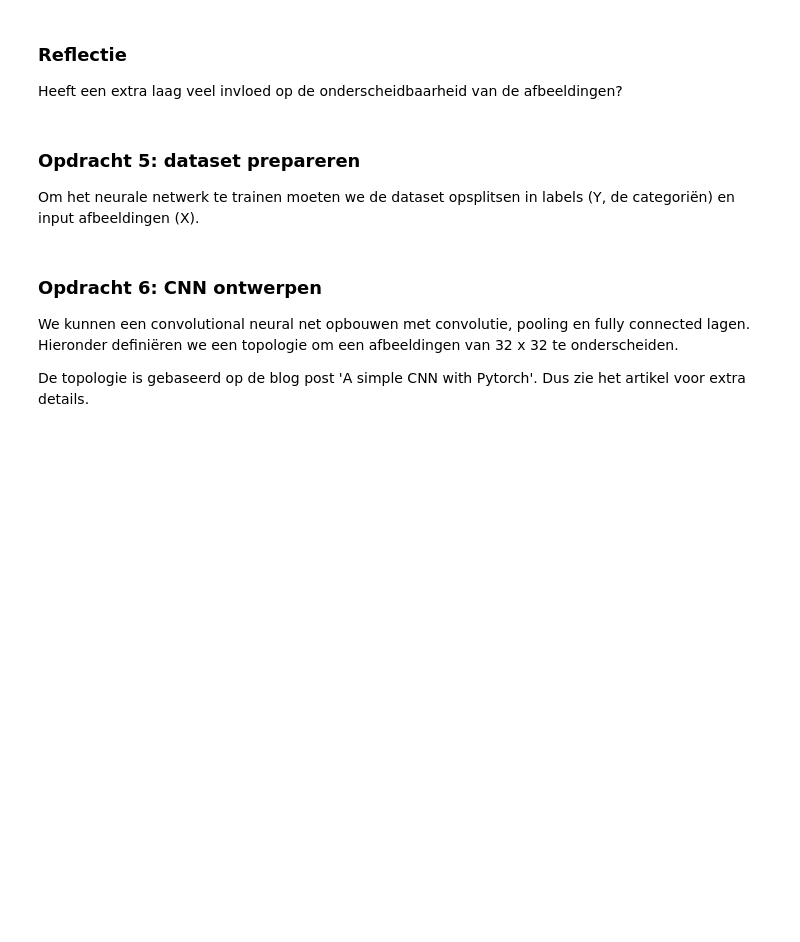
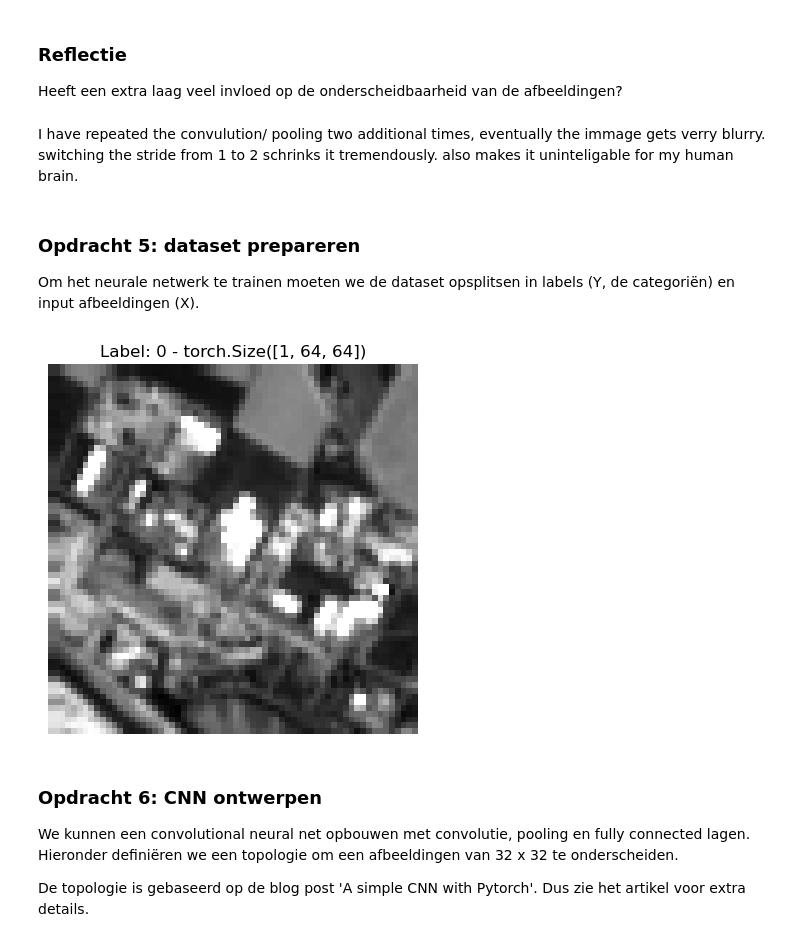
Before and after one commit to ArachDyrr/Make_AI_Work_3, a Jupyter notebook: practica/01. Beeldherkenning/Practicum/image_procssing/pytorch/convolution-neural-net-practicum2.ipynb, the cells around one changed output. Drawn from its saved outputs; the diff is of its cells as text; code cells hidden in the pictures; blank space fills up the shorter version.

```diff
--- a/practica/01. Beeldherkenning/Practicum/image_procssing/pytorch/convolution-neural-net-practicum2.ipynb
+++ b/practica/01. Beeldherkenning/Practicum/image_procssing/pytorch/convolution-neural-net-practicum2.ipynb
@@ -518,6 +517,9 @@ showImages(industrial5,industrial6,industrial7,forest5,forest6,forest7)
 ### Reflectie
 
 Heeft een extra laag veel invloed op de onderscheidbaarheid van de afbeeldingen?
+# %% [markdown]
+I have repeated the convulution/ pooling two additional times, eventually the immage gets verry blurry. switching the stride from 1 to 2 schrinks it tremendously.
+also makes it uninteligable for my human brain.
 # %% [markdown]
 ### Opdracht 5: dataset prepareren
 
@@ -525,16 +527,57 @@ Om het neurale netwerk te trainen moeten we de dataset opsplitsen in labels (Y,
 # %%
 # a. Denk nog eens terug aan hoe we kruisjes van rondjes van elkaar konden onderscheiden
 
-#    - Hoe representeerden we de labels?
-#    - Hoe representeerden we de kruisjes en de rondjes?
-#    - Hoe combineerden we dit tot een dataset?
+#    - Hoe representeerden we de labels?  # [0,1] en [1,0]
+#    - Hoe representeerden we de kruisjes en de rondjes?  # [[1,1,1],[1,0,1],[1,1,1]] en [[1,0,1],[0,1,0],[1,0,1] als basis rondje en kruisje.
+#    - Hoe combineerden we dit tot een dataset?  # als extra waarde in de array.
 
-# b. Hoe kunnen we de labels 'Industrials' en 'Forrest' dus representeren?
+# b. Hoe kunnen we de labels 'Industrials' en 'Forrest' dus representeren? [0,1] is industrial and [0,1] is forest
 
 # c. Vorm nu een dataset voor 'Industrials' en 'Forrest'
 
+class LandDataset(Dataset):
+    def __init__(self, directory, Label):
+        self.data = self.load_images(directory)
+        self.labels = [Label] * len(self.data)  # Assigning the same label (0) to all industrial images
+
+    def __len__(self):
+        return len(self.data)
+
+    def __getitem__(self, index):
+        image = self.data[index]
+        label = self.labels[index]
+        return image, label
+
+
+    def load_images(self, directory):
+        image_files = os.listdir(directory)
+        data = []
+        for file in image_files:
+            image_path = os.path.join(directory, file)
+            image = torchvision.io.read_image(image_path, mode=ImageReadMode.GRAY).to(torch.float32)
+            data.append(image)
+        return data
+
+
+ForestDataset = LandDataset(forestDirectory, 1)
+IndustrialDataset = LandDataset(industrialDirectory, 0)
+
+
+
 # d. Extra: implementeer bovenstaande via een Dataset en DataLoader class
+
+# Concatenate the datasets into a single dataset
+dataset = torch.utils.data.ConcatDataset([ForestDataset, IndustrialDataset])
+
+ShowImage(dataset, index='random')
+
+# create a data loader
+torch.utils.data.DataLoader(dataset, batch_size=1, shuffle=None, sampler=None, batch_sampler=None, num_workers=0, collate_fn=None, pin_memory=False, drop_last=False, timeout=0, worker_init_fn=None, multiprocessing_context=None, generator=None, *, prefetch_factor=None, persistent_workers=False, pin_memory_device='')[SOURCE]¶
+
+
 #           (zie https://pytorch.org/docs/stable/data.html voor verdere details)
+# %% [output]
+[figure, added]
 # %% [markdown]
 ### Opdracht 6: CNN ontwerpen
 
```
Also changed, not shown: parts of 12 cells of this notebook.
